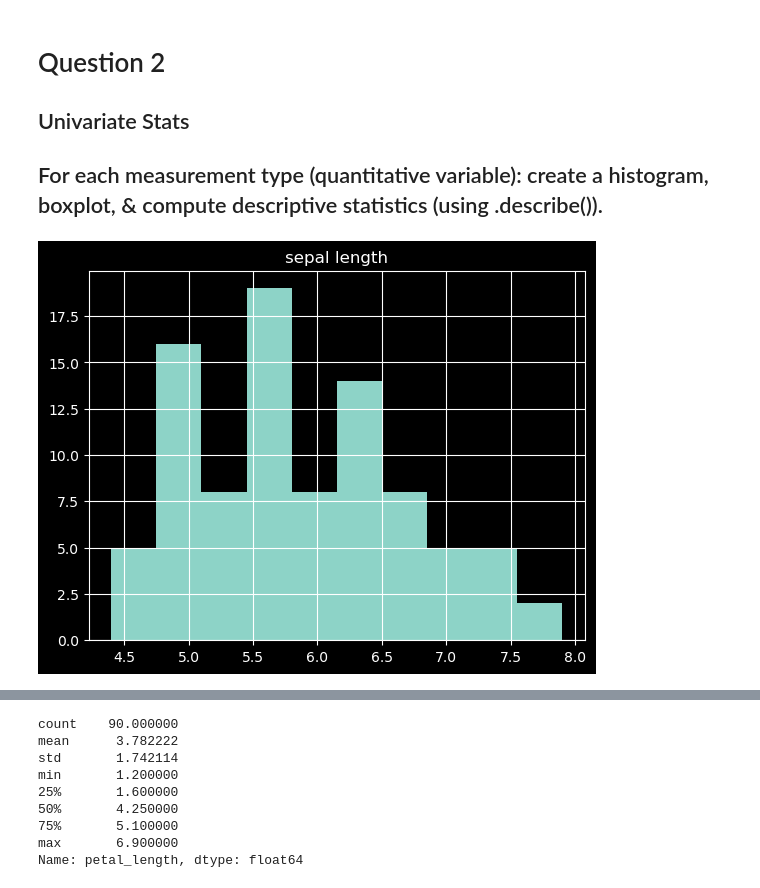
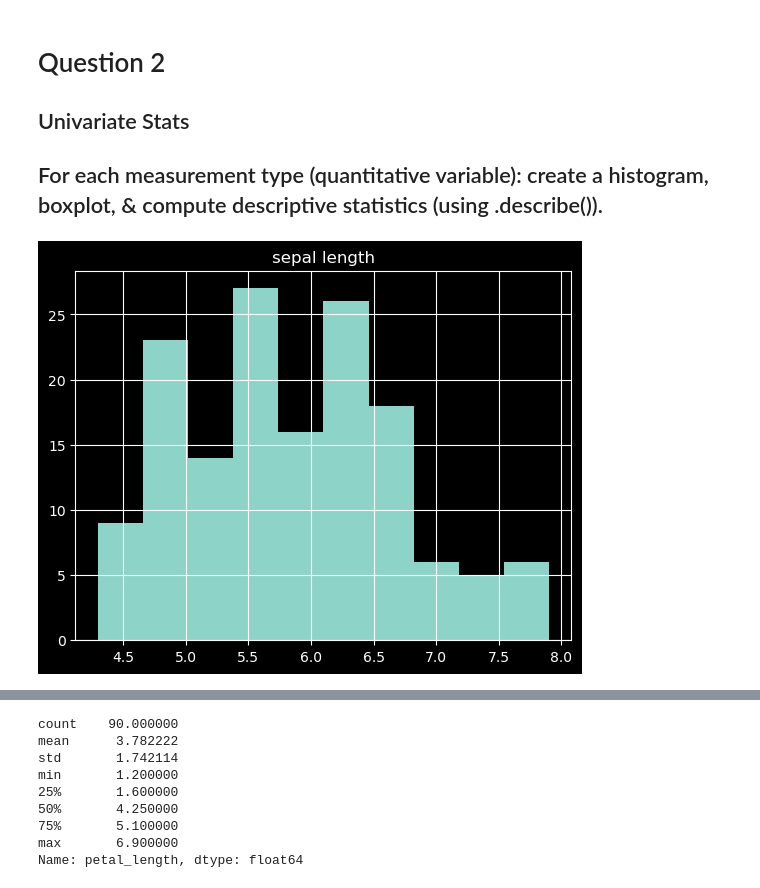
Before and after one commit to Ramiro-Lopez/classification-repo, a Jupyter notebook: classification_exercises.ipynb, the cells around one changed output, grey strips where cells are left out. Cells and saved outputs as stored; diff of their text form; code cells hidden in the pictures.

```diff
--- a/classification_exercises.ipynb
+++ b/classification_exercises.ipynb
@@ -1052,9 +1054,9 @@ test -> (30, 7)
 
 ## For each measurement type (quantitative variable): create a histogram, boxplot, & compute descriptive statistics (using .describe()).
 # %%
-train_iris.sepal_length.hist()
+iris.sepal_length.hist()
 plt.title('sepal length')
 plt.show()
 # %% [output]
-[figure, old version]
+[figure, new version]
 # %%
```
Also changed, not shown: parts of 40 cells of this notebook.
